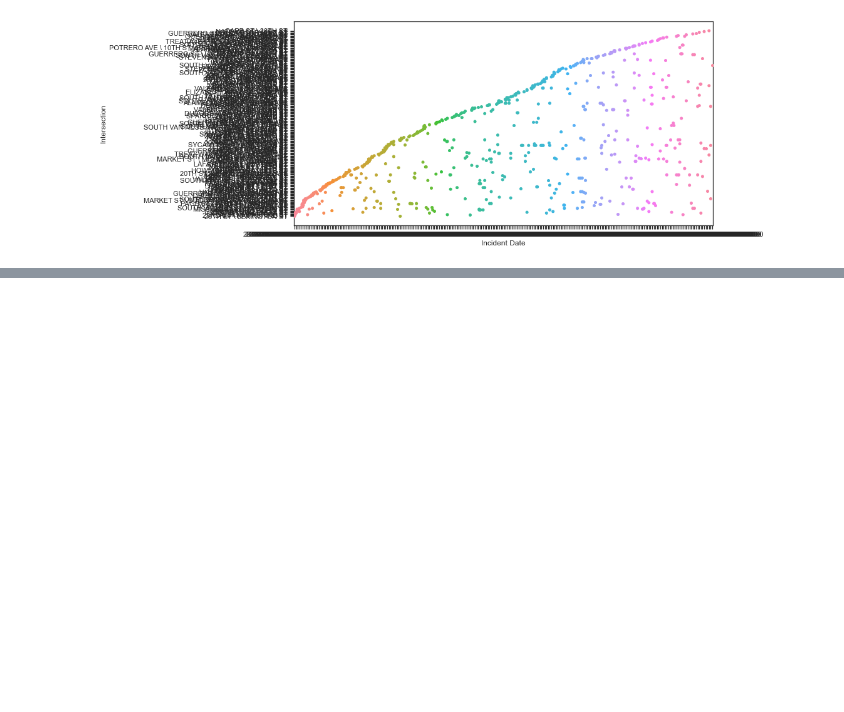
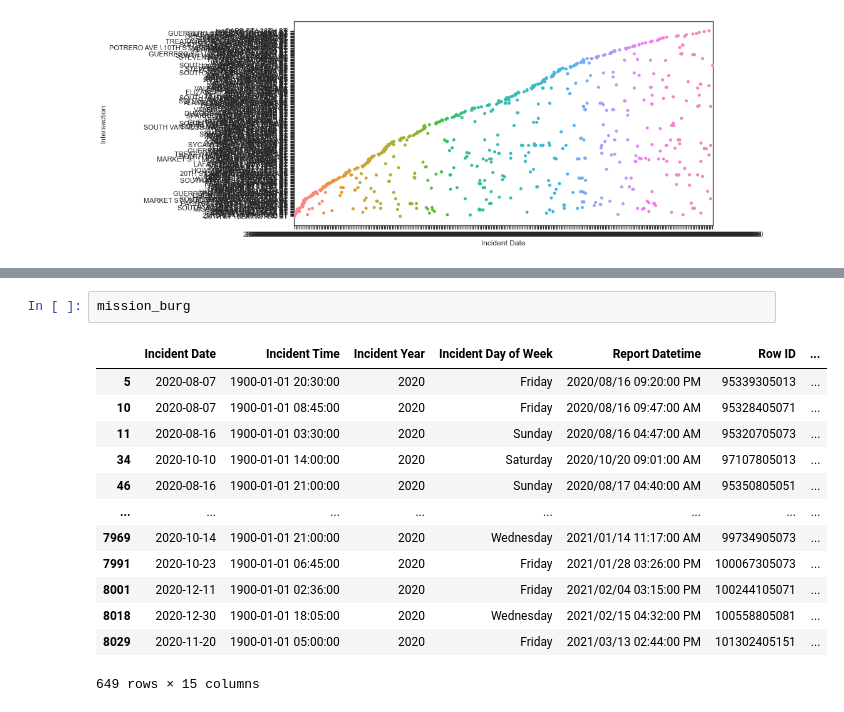
Before and after one commit to baharbiazar/San_Francisco_crime_EDA, a Jupyter notebook: src/sf_crime_analysis.ipynb, the cells around one changed output, grey strips where cells are left out. Drawn from its saved outputs; the diff is of its cells as text; blank space fills up the shorter version.

```diff
--- a/src/sf_crime_analysis.ipynb
+++ b/src/sf_crime_analysis.ipynb
@@ -271,0 +291,16 @@ ax = sns.swarmplot(x=mission_burg["Incident Date"], y = mission_burg['Intersecti
+# %%
+mission_burg
+# %% [output]
+|  | Incident Date | Incident Time | Incident Year | Incident Day of Week | Report Datetime | Row ID | ... |
+| 5 | 2020-08-07 | 1900-01-01 20:30:00 | 2020 | Friday | 2020/08/16 09:20:00 PM | 95339305013 | ... |
+| 10 | 2020-08-07 | 1900-01-01 08:45:00 | 2020 | Friday | 2020/08/16 09:47:00 AM | 95328405071 | ... |
+| 11 | 2020-08-16 | 1900-01-01 03:30:00 | 2020 | Sunday | 2020/08/16 04:47:00 AM | 95320705073 | ... |
+| 34 | 2020-10-10 | 1900-01-01 14:00:00 | 2020 | Saturday | 2020/10/20 09:01:00 AM | 97107805013 | ... |
+| 46 | 2020-08-16 | 1900-01-01 21:00:00 | 2020 | Sunday | 2020/08/17 04:40:00 AM | 95350805051 | ... |
+| ... | ... | ... | ... | ... | ... | ... | ... |
+| 7969 | 2020-10-14 | 1900-01-01 21:00:00 | 2020 | Wednesday | 2021/01/14 11:17:00 AM | 99734905073 | ... |
+| 7991 | 2020-10-23 | 1900-01-01 06:45:00 | 2020 | Friday | 2021/01/28 03:26:00 PM | 100067305073 | ... |
+| 8001 | 2020-12-11 | 1900-01-01 02:36:00 | 2020 | Friday | 2021/02/04 03:15:00 PM | 100244105071 | ... |
+| 8018 | 2020-12-30 | 1900-01-01 18:05:00 | 2020 | Wednesday | 2021/02/15 04:32:00 PM | 100558805081 | ... |
+| 8029 | 2020-11-20 | 1900-01-01 05:00:00 | 2020 | Friday | 2021/03/13 02:44:00 PM | 101302405151 | ... |
+649 rows × 15 columns
```
Also changed, not shown: parts of 2 cells of this notebook, 1 other file.
